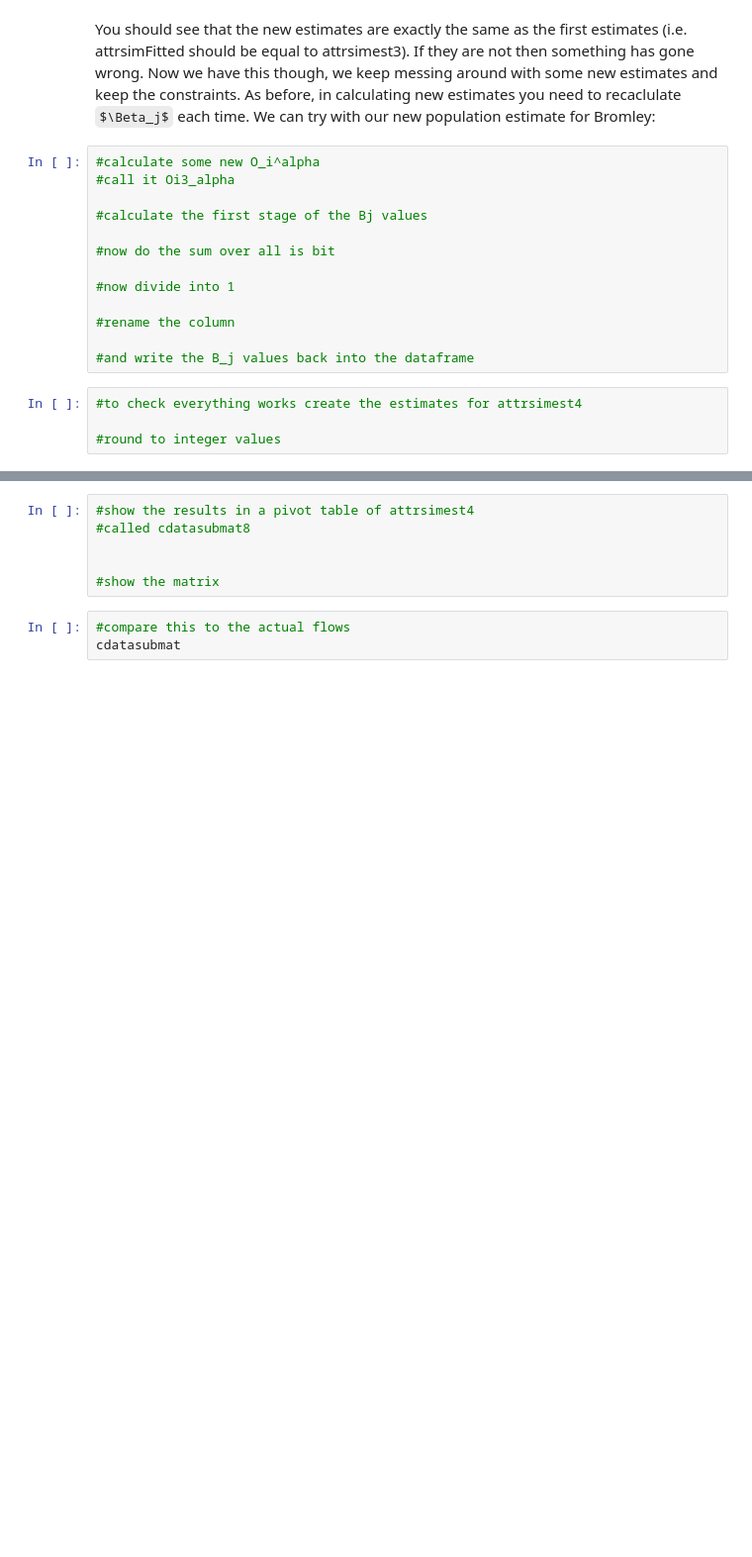
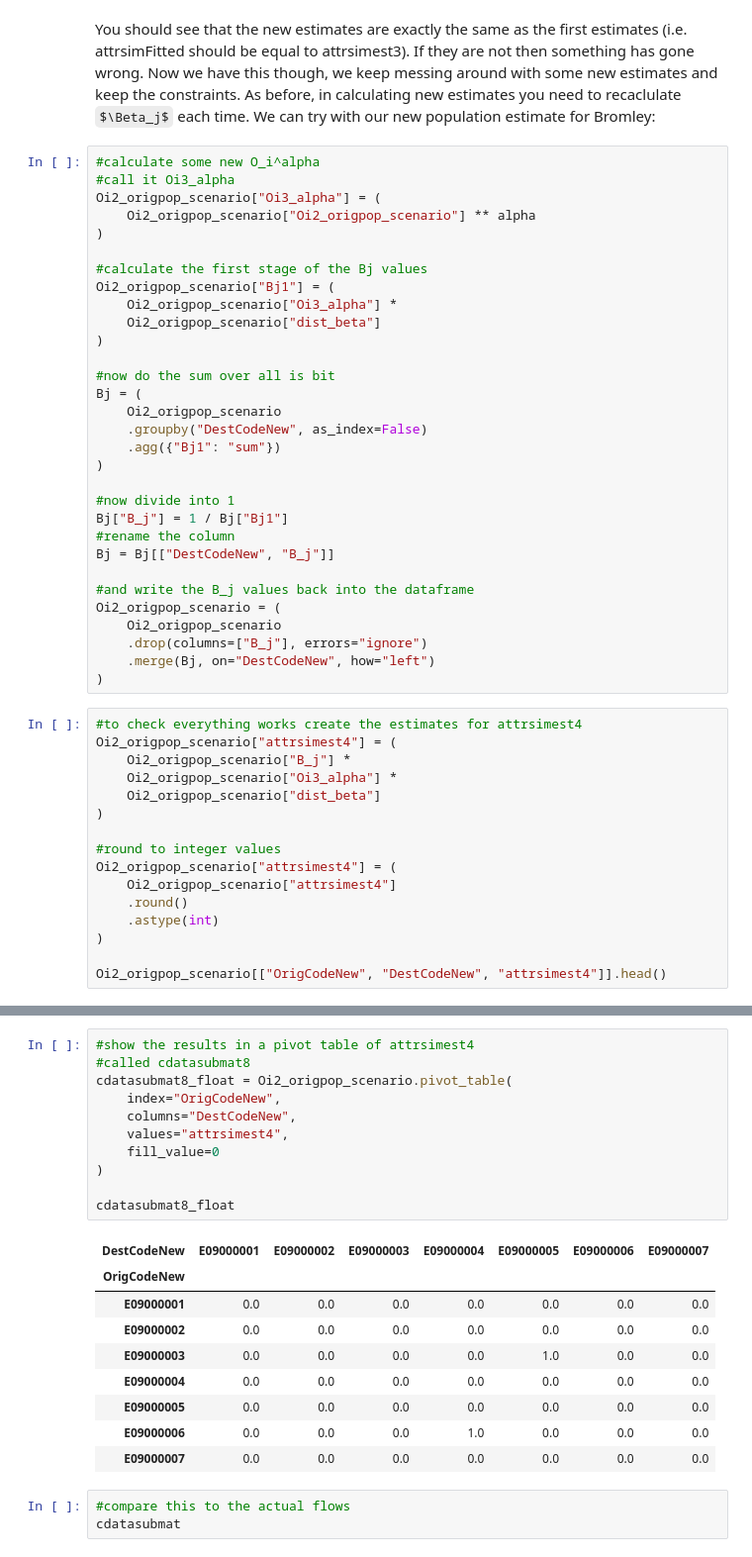
Before and after one commit to hawaiie-star/UrbanSimulation, a Jupyter notebook: Week 3/Practical/Urbsim_Prac_2_new.ipynb, the cells around one changed output, grey strips where cells are left out. Shown at 99% size. Drawn from its saved outputs; the diff is of its cells as text; some formulas as TeX source; blank space fills up the shorter version.

```diff
--- a/Week 3/Practical/Urbsim_Prac_2_new.ipynb
+++ b/Week 3/Practical/Urbsim_Prac_2_new.ipynb
@@ -634,17 +775,47 @@ You should see that the new estimates are exactly the same as the first estimate
 # %%
 #calculate some new O_i^alpha
 #call it Oi3_alpha
+Oi2_origpop_scenario["Oi3_alpha"] = (
+    Oi2_origpop_scenario["Oi2_origpop_scenario"] ** alpha
+)
 
 #calculate the first stage of the Bj values
+Oi2_origpop_scenario["Bj1"] = (
+    Oi2_origpop_scenario["Oi3_alpha"] *
+    Oi2_origpop_scenario["dist_beta"]
+)
 
 #now do the sum over all is bit
+Bj = (
+    Oi2_origpop_scenario
+    .groupby("DestCodeNew", as_index=False)
+    .agg({"Bj1": "sum"})
+)
 
 #now divide into 1
-
+Bj["B_j"] = 1 / Bj["Bj1"]
 #rename the column
+Bj = Bj[["DestCodeNew", "B_j"]]
 
 #and write the B_j values back into the dataframe
+Oi2_origpop_scenario = (
+    Oi2_origpop_scenario
+    .drop(columns=["B_j"], errors="ignore")
+    .merge(Bj, on="DestCodeNew", how="left")
+)
 # %%
 #to check everything works create the estimates for attrsimest4
+Oi2_origpop_scenario["attrsimest4"] = (
+    Oi2_origpop_scenario["B_j"] *
+    Oi2_origpop_scenario["Oi3_alpha"] *
+    Oi2_origpop_scenario["dist_beta"]
+)
 
 #round to integer values
+Oi2_origpop_scenario["attrsimest4"] = (
+    Oi2_origpop_scenario["attrsimest4"]
+    .round()
+    .astype(int)
+)
+
+Oi2_origpop_scenario[["OrigCodeNew", "DestCodeNew", "attrsimest4"]].head()
@@ -651,9 +829,24 @@ You should see that the new estimates are exactly the same as the first estimate
 # %%
 #show the results in a pivot table of attrsimest4
 #called cdatasubmat8
+cdatasubmat8_float = Oi2_origpop_scenario.pivot_table(
+    index="OrigCodeNew",
+    columns="DestCodeNew",
+    values="attrsimest4",
+    fill_value=0
+)
 
-
-#show the matrix
+cdatasubmat8_float
+# %% [output]
+| DestCodeNew | E09000001 | E09000002 | E09000003 | E09000004 | E09000005 | E09000006 | E09000007 |
+| OrigCodeNew |  |  |  |  |  |  |  |
+| E09000001 | 0.0 | 0.0 | 0.0 | 0.0 | 0.0 | 0.0 | 0.0 |
+| E09000002 | 0.0 | 0.0 | 0.0 | 0.0 | 0.0 | 0.0 | 0.0 |
+| E09000003 | 0.0 | 0.0 | 0.0 | 0.0 | 1.0 | 0.0 | 0.0 |
+| E09000004 | 0.0 | 0.0 | 0.0 | 0.0 | 0.0 | 0.0 | 0.0 |
+| E09000005 | 0.0 | 0.0 | 0.0 | 0.0 | 0.0 | 0.0 | 0.0 |
+| E09000006 | 0.0 | 0.0 | 0.0 | 1.0 | 0.0 | 0.0 | 0.0 |
+| E09000007 | 0.0 | 0.0 | 0.0 | 0.0 | 0.0 | 0.0 | 0.0 |
 # %%
 #compare this to the actual flows
 cdatasubmat
```
Also changed, not shown: parts of 20 cells of this notebook.
